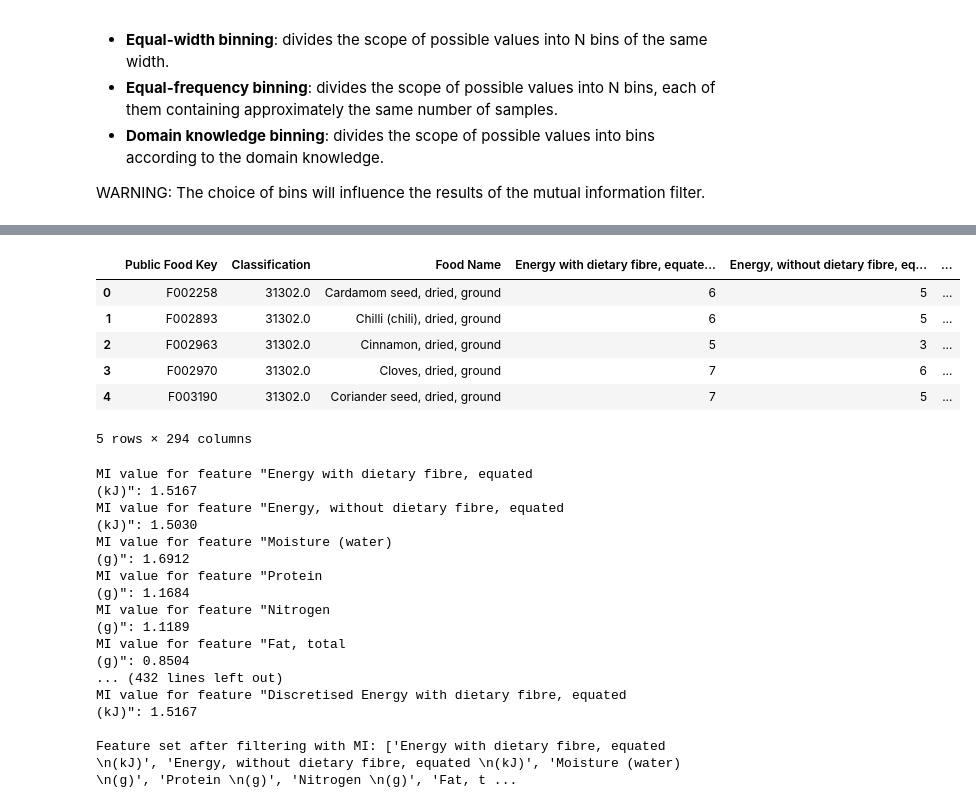
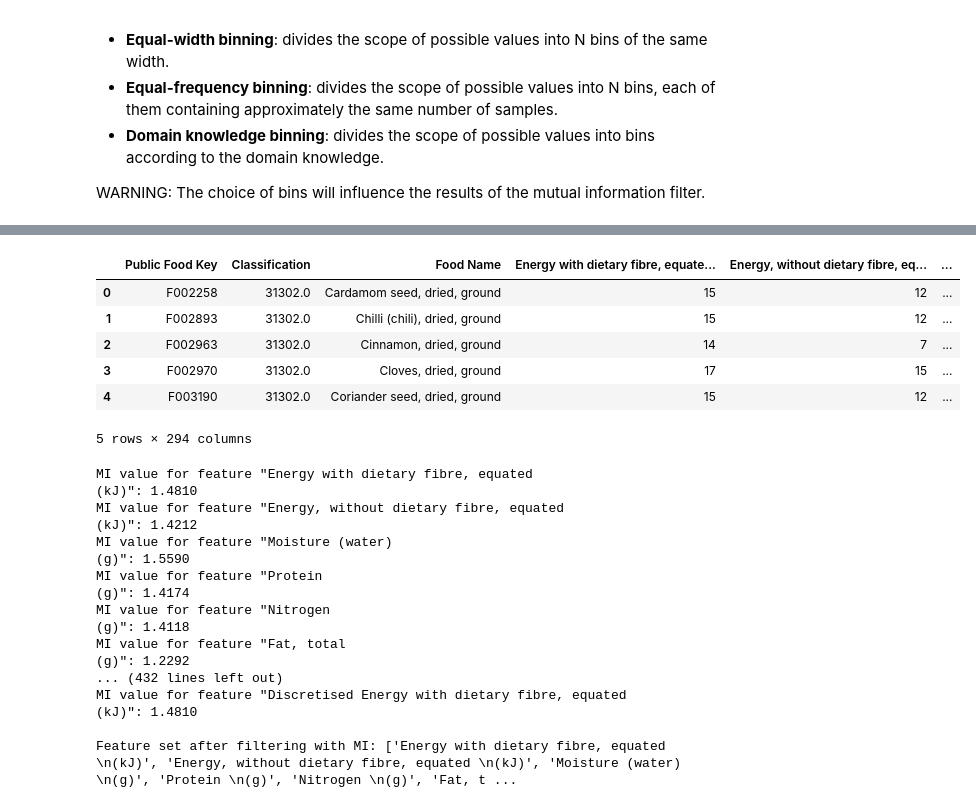
Before and after one commit to d4vidsha/food-groups-classification-model, a Jupyter notebook: src/mutual-information.ipynb, the cells around one changed output, grey strips where cells are left out. Cells and saved outputs as stored; diff of their text form; code cells hidden in the pictures.

```diff
--- a/src/mutual-information.ipynb
+++ b/src/mutual-information.ipynb
@@ -87,43 +87,44 @@ data_nutr.head()
 # %%
 # Discretise all columns of data
 
 
 
 ignored_columns = ['Public Food Key', 'Classification', 'Food Name']
 label = 'Classification' # label to test
 test_col = [] # names of columns
 data_nutr = data_nutr.fillna(0) # having values of NaN prevents calculation of MI scores.
 
-
 for nutrient in data_nutr.columns:
     if nutrient in ignored_columns:
         continue # disregard first 3 columns ['Public Food Key', 'Classification', 'Food Name']
     else:
         test_col.append(nutrient) # for features below
-        data_nutr[nutrient] = pd.cut(data_nutr[nutrient], 20, labels=False, duplicates='drop') # issues with pd.qcut relating to size of bins, proceeded with pd.cut
+        data_nutr[nutrient] = pd.cut(data_nutr[nutrient], 20, labels=False) # issues with pd.qcut relating to size of bins, proceeded with pd.cut
         # discretise each column so data is discrete and not continuous
 
 # as follows in Week 9 Workshop - Feature filtering based on Mutual Information for classification
 features = data_nutr[test_col]
+features = features.fillna(0)
 class_label = data_nutr[label]
 
 data_nutr.head()
 # %% [output]
 |  | Public Food Key | Classification | Food Name | Energy with dietary fibre, equate... | Energy, without dietary fibre, eq... | ... |
-| 0 | F002258 | 31302.0 | Cardamom seed, dried, ground | 6 | 5 | ... |
-| 1 | F002893 | 31302.0 | Chilli (chili), dried, ground | 6 | 5 | ... |
-| 2 | F002963 | 31302.0 | Cinnamon, dried, ground | 5 | 3 | ... |
-| 3 | F002970 | 31302.0 | Cloves, dried, ground | 7 | 6 | ... |
-| 4 | F003190 | 31302.0 | Coriander seed, dried, ground | 7 | 5 | ... |
+| 0 | F002258 | 31302.0 | Cardamom seed, dried, ground | 15 | 12 | ... |
+| 1 | F002893 | 31302.0 | Chilli (chili), dried, ground | 15 | 12 | ... |
+| 2 | F002963 | 31302.0 | Cinnamon, dried, ground | 14 | 7 | ... |
+| 3 | F002970 | 31302.0 | Cloves, dried, ground | 17 | 15 | ... |
+| 4 | F003190 | 31302.0 | Coriander seed, dried, ground | 15 | 12 | ... |
 5 rows × 294 columns
 # %%
 
 
 # Following in Week 9 Workshop - Feature filtering based on Mutual Information for classification
 filtered_features = []
-THRESHOLD = 0.2
+THRESHOLD = 0.2 # threshold value not fixed
 
 mi_arr = mutual_info_classif(X=features, y=class_label, discrete_features=True)
+
 
 for feature, mi in zip(features.columns, mi_arr):
     print(f'MI value for feature "{feature}": {mi:.4f}')
@@ -134,19 +135,19 @@ for feature, mi in zip(features.columns, mi_arr):
 print('\nFeature set after filtering with MI:', filtered_features)
 # %% [output]
 MI value for feature "Energy with dietary fibre, equated
-(kJ)": 1.5167
+(kJ)": 1.4810
 MI value for feature "Energy, without dietary fibre, equated
-(kJ)": 1.5030
+(kJ)": 1.4212
 MI value for feature "Moisture (water)
-(g)": 1.6912
+(g)": 1.5590
 MI value for feature "Protein
-(g)": 1.1684
+(g)": 1.4174
 MI value for feature "Nitrogen
-(g)": 1.1189
+(g)": 1.4118
 MI value for feature "Fat, total
-(g)": 0.8504
+(g)": 1.2292
 ... (432 lines left out)
 MI value for feature "Discretised Energy with dietary fibre, equated
-(kJ)": 1.5167
+(kJ)": 1.4810
 
 Feature set after filtering with MI: ['Energy with dietary fibre, equated \n(kJ)', 'Energy, without dietary fibre, equated \n(kJ)', 'Moisture (water) \n(g)', 'Protein \n(g)', 'Nitrogen \n(g)', 'Fat, t ...
```
Also changed, not shown: parts of 1 cell of this notebook.
